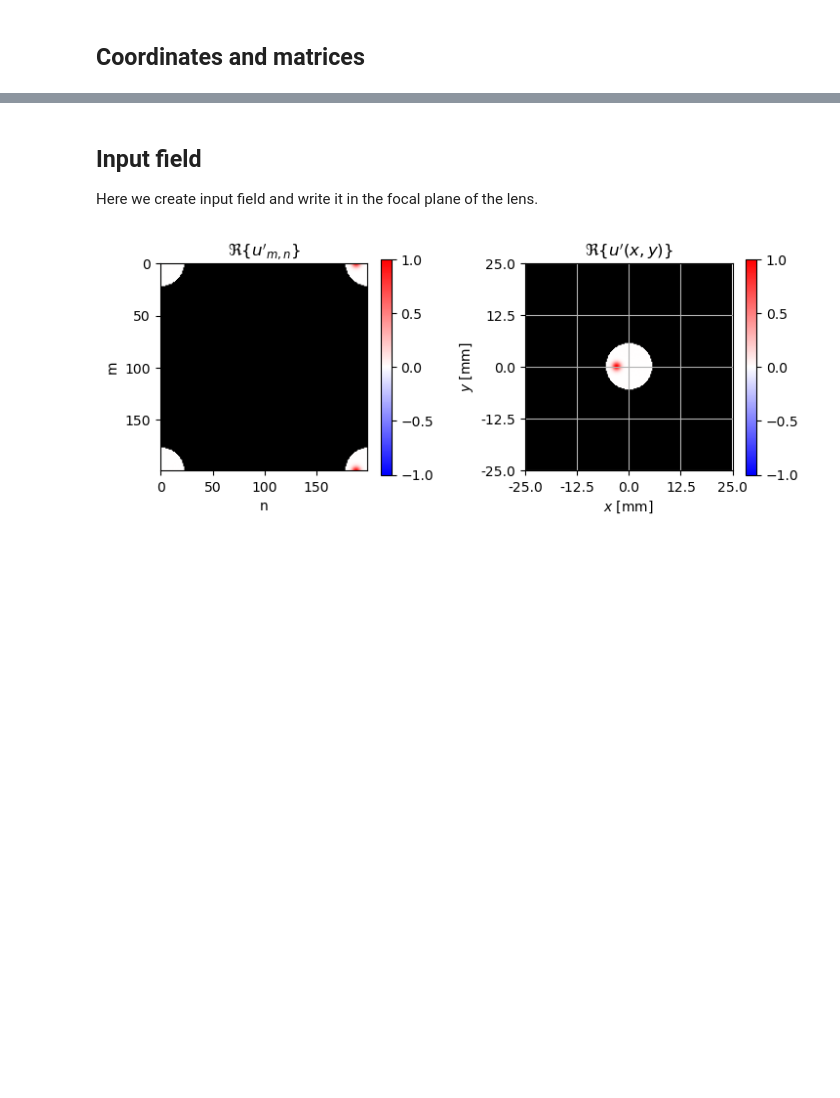
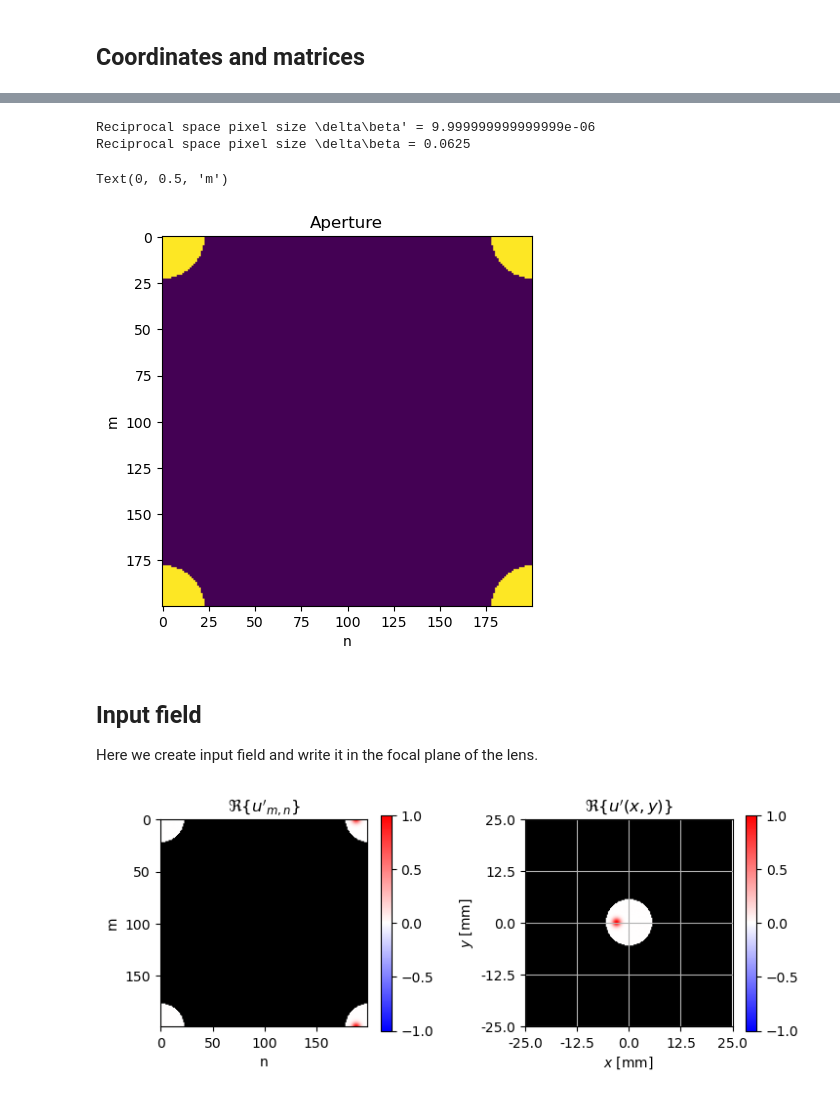
Before and after one commit to andrej5elin/focused_beam, a Jupyter notebook: content/focused_scalar_beam.ipynb, the cells around one changed output, grey strips where cells are left out. Cells and saved outputs as stored; diff of their text form; code cells hidden in the pictures; blank space fills up the shorter version.

```diff
--- a/content/focused_scalar_beam.ipynb
+++ b/content/focused_scalar_beam.ipynb
@@ -312,0 +231,65 @@ plt.imshow(np.fft.fftshift(aperture))
+# %%
+# Build propagation vector, aperture mask and aperture function
+
+print(f"Reciprocal space pixel size \\delta\\beta' = {FOURIER_PLANE_BETA_STEP}" )
+print(f"Reciprocal space pixel size \\delta\\beta = {IMAGE_PLANE_BETA_STEP}" )
+
+# the propagation vector in S'
+betaxvec_prime = nvec * FOURIER_PLANE_BETA_STEP
+betayvec_prime = mvec * FOURIER_PLANE_BETA_STEP
+betaymat_prime,betaxmat_prime = np.meshgrid(betayvec_prime,betaxvec_prime, indexing = "ij")
+
+# the propagation vector in S
+betaxvec = nvec * IMAGE_PLANE_BETA_STEP
+betayvec = mvec * IMAGE_PLANE_BETA_STEP
+betaymat ,betaxmat = np.meshgrid(betayvec,betaxvec, indexing = "ij")
+
+beta2mat = betaymat**2+betaxmat**2
+
+#: invalid propagation vector mask
+aperture_mask = np.sqrt(beta2mat) > NA
+
+#: aperture function A
+if SMOOTH_APERTURE == True:
+    aperture = np.tanh(2*(beta2mat/NA-1))
+    aperture = aperture/aperture[0,0]
+else:
+    aperture = np.logical_not(aperture_mask)
+
+if PLOT_COORDINATES:
+    fig,axes = plt.subplots(1,2, figsize = FIGSIZE12)
+    im = axes[0].imshow(betaxmat_prime)
+    axes[0].set_title(r"$\beta_x'$")
+    axes[0].set_xlabel("n")
+    axes[0].set_ylabel("m")
+    plt.colorbar(im)
+    im = axes[1].imshow(betaymat_prime)
+    plt.colorbar(im)
+    axes[1].set_title(r"$\beta_y'$")
+    axes[1].set_xlabel("n")
+    axes[1].set_ylabel("m")
+    plt.tight_layout()
+
+    fig,axes = plt.subplots(1,2, figsize = FIGSIZE12)
+    im = axes[0].imshow(betaxmat)
+    axes[0].set_title(r"$\beta_x$")
+    axes[0].set_xlabel("n")
+    axes[0].set_ylabel("m")
+    plt.colorbar(im)
+    im = axes[1].imshow(betaymat)
+    plt.colorbar(im)
+    axes[1].set_title(r"$\beta_y$")
+    axes[1].set_xlabel("n")
+    axes[1].set_ylabel("m")
+    plt.tight_layout()
+
+plt.figure()
+plt.imshow(aperture)
+plt.title("Aperture")
+plt.xlabel("n")
+plt.ylabel("m")
+# %% [output]
+Reciprocal space pixel size \delta\beta' = 9.999999999999999e-06
+Reciprocal space pixel size \delta\beta = 0.0625
+Text(0, 0.5, 'm')
+[figure, added]
```
Also changed, not shown: parts of 26 cells of this notebook, 1 other file.
